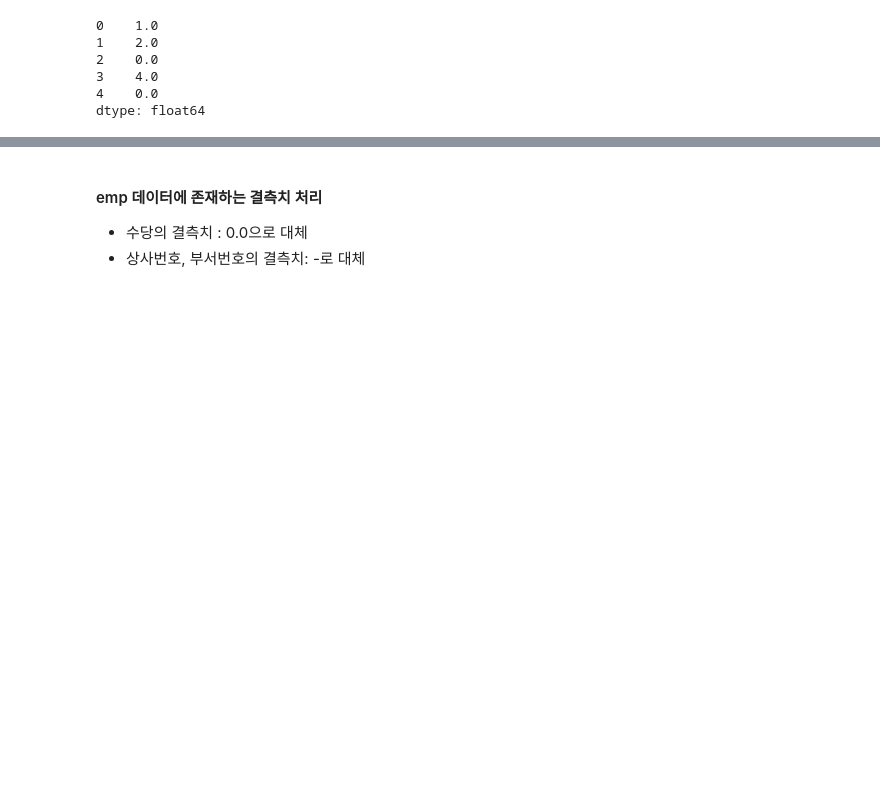
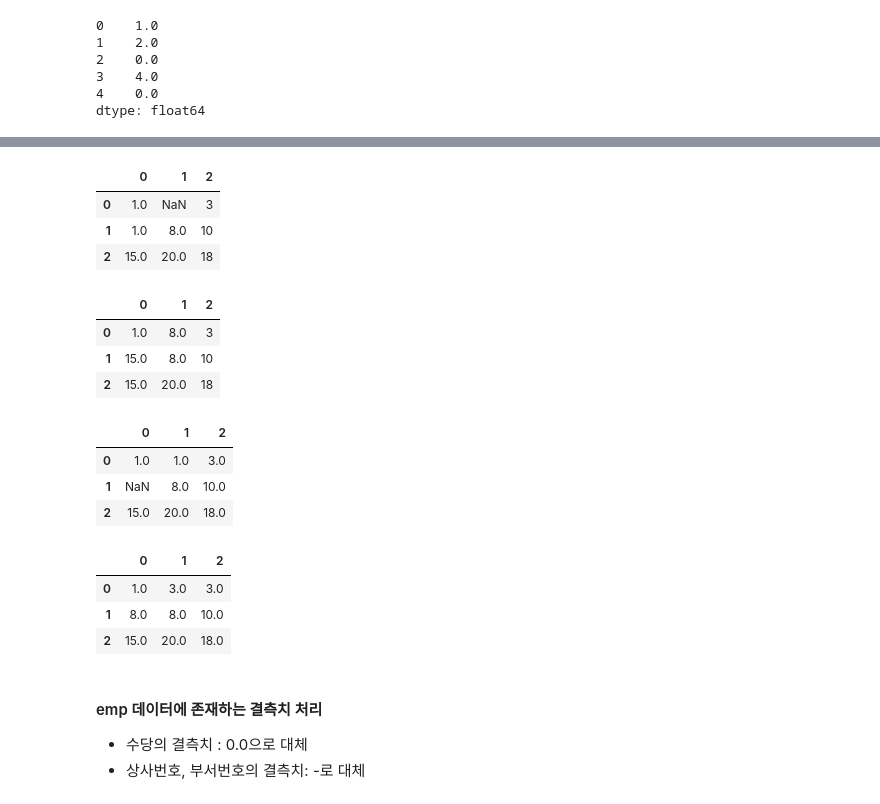
Before and after one commit to nimxxs/JupyterNumpy, a Jupyter notebook: 05pandas.ipynb, the cells around one changed output, grey strips where cells are left out. Saved outputs shown, nothing was run; the diff lists cells and outputs as text; code cells hidden in the pictures; blank space fills up the shorter version.

```diff
--- a/05pandas.ipynb
+++ b/05pandas.ipynb
@@ -512,3 +552,32 @@ dtype: float64
+# %%
+# NaN 기준행의 앞(위)/뒤(아래) 값으로도 대체 가능
+e.fillna(method='ffill')  # 행 기준 (forwardfill)
+# %% [output]
+|  | 0 | 1 | 2 |
+| 0 | 1.0 | NaN | 3 |
+| 1 | 1.0 | 8.0 | 10 |
+| 2 | 15.0 | 20.0 | 18 |
+# %%
+e.fillna(method='bfill')  # 행 기준 (backfill)
+# %% [output]
+|  | 0 | 1 | 2 |
+| 0 | 1.0 | 8.0 | 3 |
+| 1 | 15.0 | 8.0 | 10 |
+| 2 | 15.0 | 20.0 | 18 |
+# %%
+e.fillna(method='ffill', axis=1)  # 열 기준
+# %% [output]
+|  | 0 | 1 | 2 |
+| 0 | 1.0 | 1.0 | 3.0 |
+| 1 | NaN | 8.0 | 10.0 |
+| 2 | 15.0 | 20.0 | 18.0 |
+# %%
+e.fillna(method='bfill', axis=1)  # 열 기준
+# %% [output]
+|  | 0 | 1 | 2 |
+| 0 | 1.0 | 3.0 | 3.0 |
+| 1 | 8.0 | 8.0 | 10.0 |
+| 2 | 15.0 | 20.0 | 18.0 |
 # %% [markdown]
 #### emp 데이터에 존재하는 결측치 처리
 * 수당의 결측치 : 0.0으로 대체
```
Also changed, not shown: parts of 6 cells of this notebook, 2 other files.
